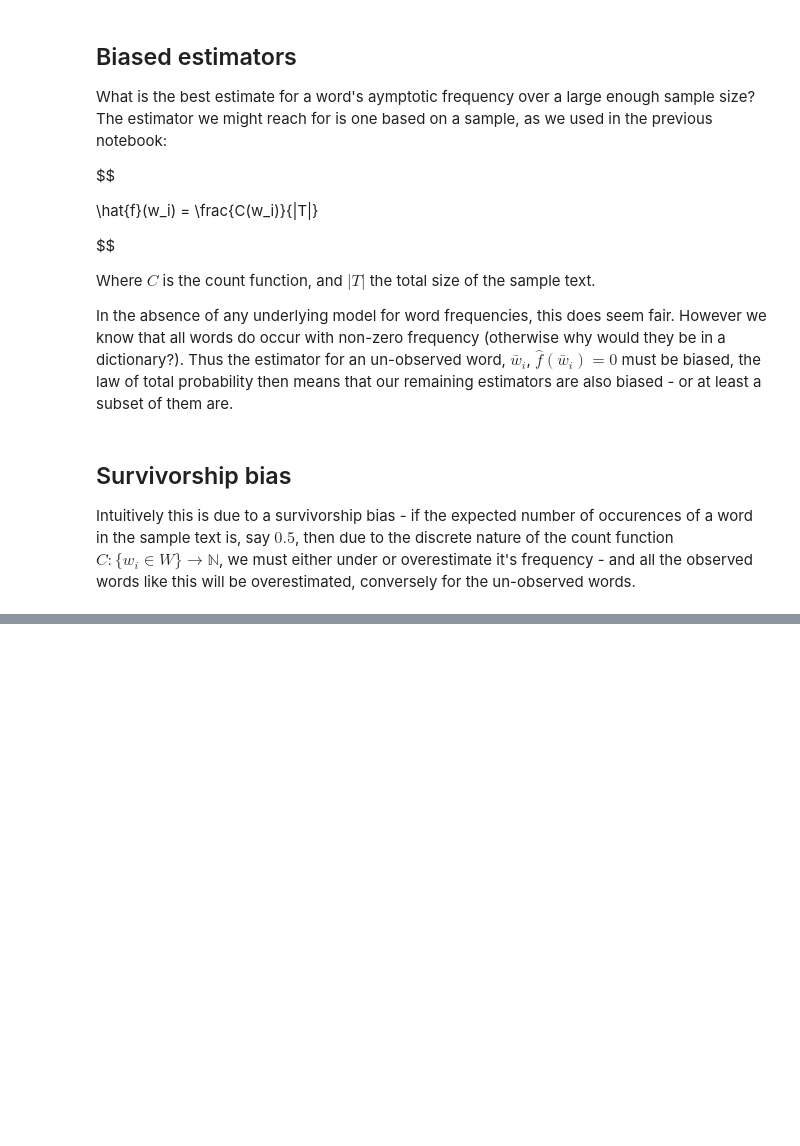
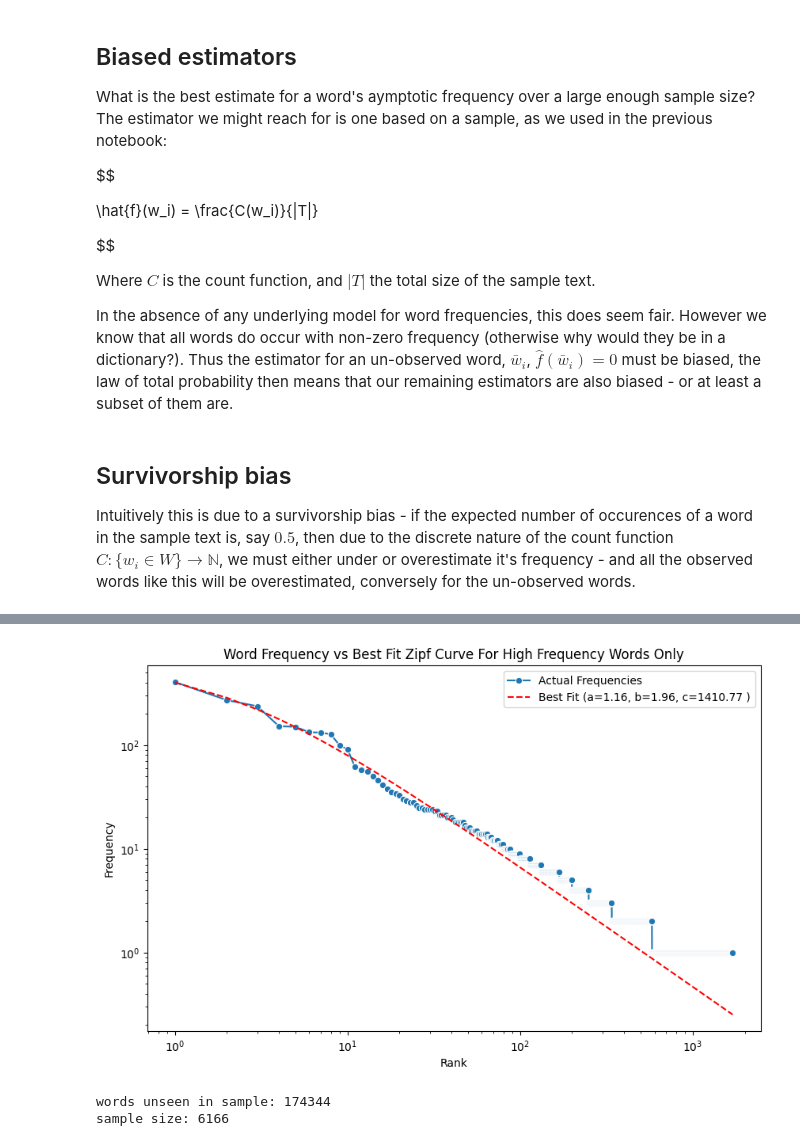
Before and after one commit to Matthew-Holmes/Linguine, a Jupyter notebook: Learning/Notebooks/zipf2.ipynb, the cells around one changed output, grey strips where cells are left out. Drawn from its saved outputs; the diff is of its cells as text; code cells hidden in the pictures; blank space fills up the shorter version.

Commit message:
prototyped the method for adjusting word frequency estimates

```diff
--- a/Learning/Notebooks/zipf2.ipynb
+++ b/Learning/Notebooks/zipf2.ipynb
@@ -172,0 +179,13 @@ This approach ties together the ideas we've considered, and should lead to a muc
+# %%
+import pandas as pd
+
+file_path = "/mnt/c/Users/Matt/source/repos/Linguine/Linguine/bin/Debug/net8.0-windows10.0.19041.0/freqs.csv"  # Change this if needed
+df = pd.read_csv(file_path)
+
+df["Frequency"] = pd.to_numeric(df["Frequency"], errors="coerce")
+
+df = df.sort_values(by="Frequency", ascending=False).reset_index(drop=True)
+
+df["Rank"] = df.index + 1
+
+df.head()
@@ -172,0 +199,2 @@ This approach ties together the ideas we've considered, and should lead to a muc
+# %%
+freq_df = df[df["Frequency"] >= 10]
@@ -172,0 +210,49 @@ This approach ties together the ideas we've considered, and should lead to a muc
+# %%
+import pandas as pd
+import numpy as np
+import seaborn as sns
+import matplotlib.pyplot as plt
+from scipy.optimize import curve_fit
+
+
+# Zipf-Mandelbrot
+def zipf_func(rank, a, b, c):
+    return c / ((rank + b) ** a)
+
+# Fit the curve using non-linear least squares
+popt, _ = curve_fit(zipf_func, freq_df["Rank"], freq_df["Frequency"], maxfev=10000)
+
+# Get best-fit parameters
+a_opt, b_opt, c_opt = popt
+
+# Generate fitted Zipf-like values
+df["Zipf_Fit"] = zipf_func(df["Rank"], a_opt, b_opt, c_opt)
+
+# Plot actual frequencies vs Zipf's Law fit
+plt.figure(figsize=(10, 6))
+sns.lineplot(x=df["Rank"], y=df["Frequency"], label="Actual Frequencies", marker="o")
+sns.lineplot(x=df["Rank"], y=df["Zipf_Fit"], label=f"Best Fit (a={a_opt:.2f}, b={b_opt:.2f}, c={c_opt:.2f} )", linestyle="dashed", color="red")
+
+# Log-log scale for better visualization
+plt.xscale("log")
+plt.yscale("log")
+
+# Labels and title
+plt.xlabel("Rank")
+plt.ylabel("Frequency")
+plt.title("Word Frequency vs Best Fit Zipf Curve For High Frequency Words Only")
+plt.legend()
+
+# Show plot
+plt.show()
+# %% [output]
+[figure, added]
+# %%
+unseen_count = 176048 - df.shape[0]
+print(f"words unseen in sample: {unseen_count}")
+
+sample_size = df['Frequency'].sum()
+print(f"sample size: {sample_size}")
+# %% [output]
+words unseen in sample: 174344
+sample size: 6166
```
Also changed, not shown: parts of 22 cells of this notebook.
